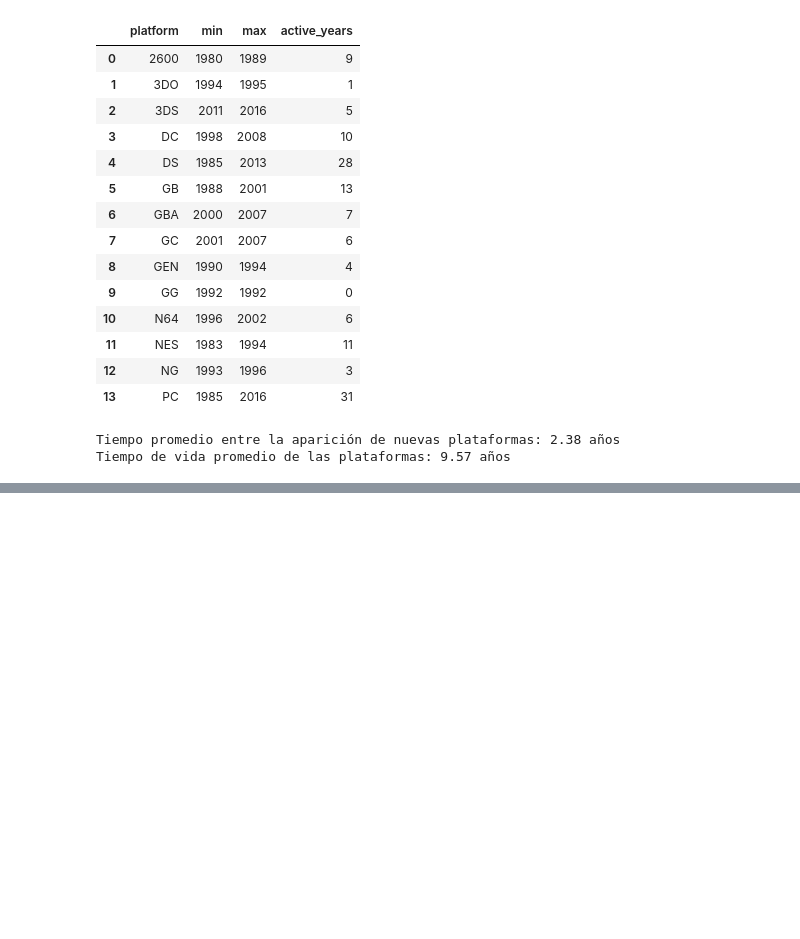
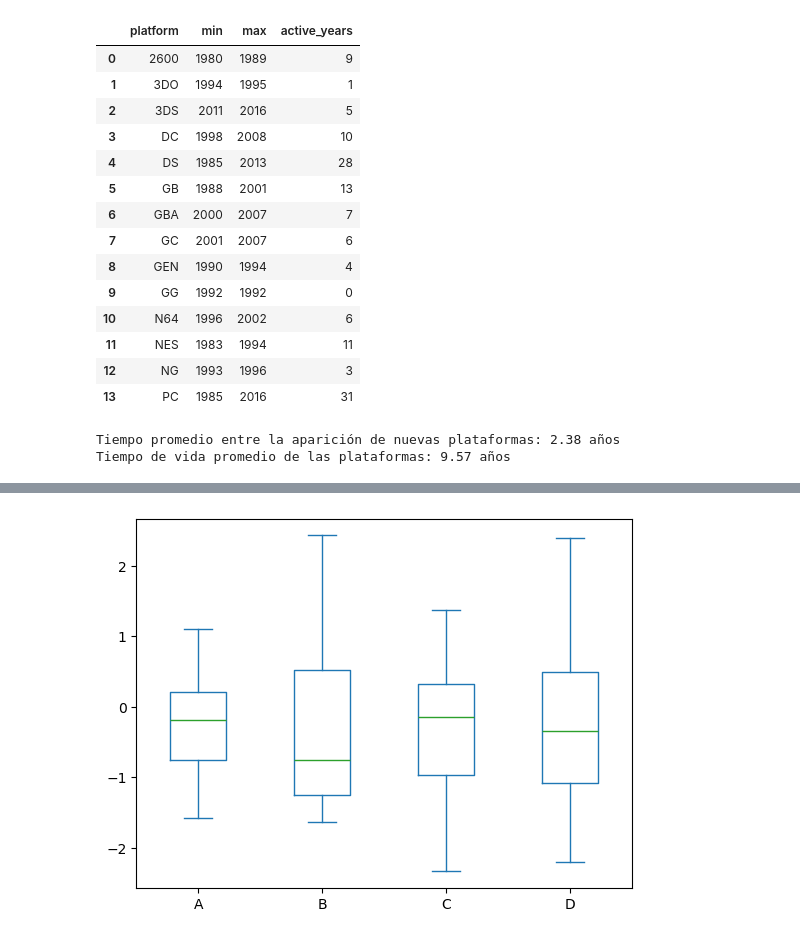
Before and after one commit to ljpiere/data_python_classes, a Jupyter notebook: Blank/Untitled.ipynb, the cells around one changed output, grey strips where cells are left out. Saved outputs shown, nothing was run; the diff lists cells and outputs as text; code cells hidden in the pictures; blank space fills up the shorter version.

```diff
--- a/Blank/Untitled.ipynb
+++ b/Blank/Untitled.ipynb
@@ -42,3 +45,6 @@ print(f"Tiempo de vida promedio de las plataformas: {avg_lifetime_platforms:.2f}
 # %% [output]
 Tiempo promedio entre la aparición de nuevas plataformas: 2.38 años
 Tiempo de vida promedio de las plataformas: 9.57 años
+# %%
+data = np.random.randn(25, 4)
+df = pd.DataFrame(data, columns=list('ABCD'))
@@ -44,0 +71,4 @@ Tiempo de vida promedio de las plataformas: 9.57 años
+# %%
+ax = df.plot.box()
+# %% [output]
+[figure, added]
```
Also changed, not shown: parts of 6 cells of this notebook, 2 other files.
